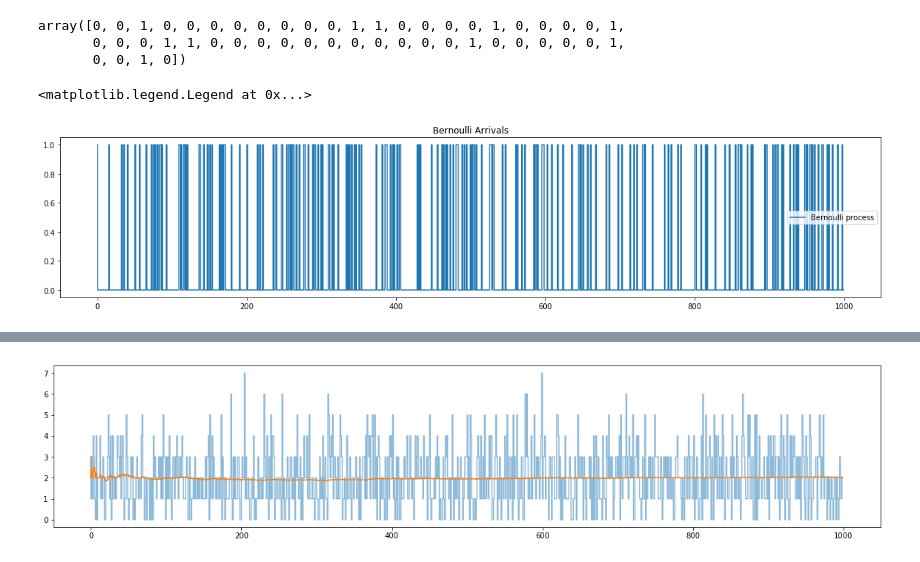
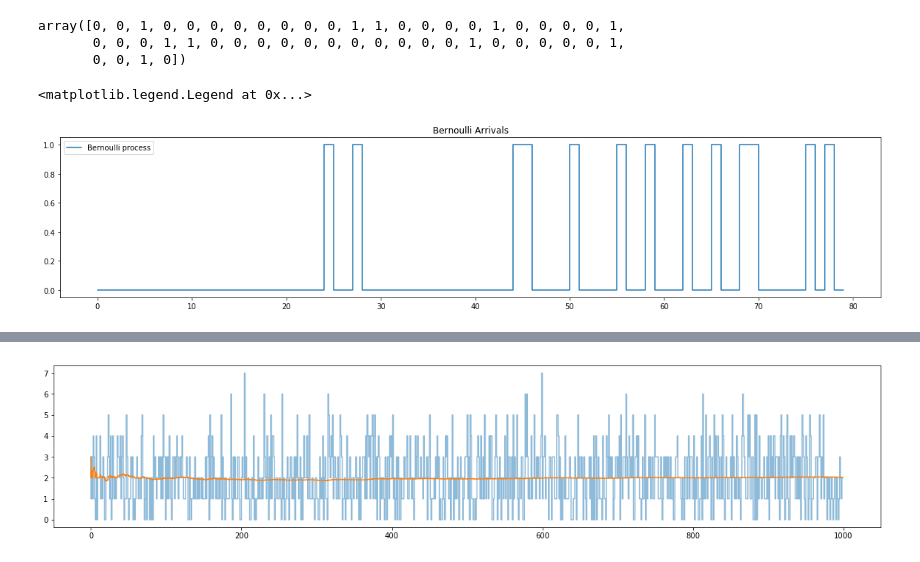
Before and after one commit to HeinrichHartmann/Statistics-for-Engineers, a Jupyter notebook: Queuing Theory.ipynb, the cells around one changed output, grey strips where cells are left out. Drawn from its saved outputs; the diff is of its cells as text; code cells hidden in the pictures.

```diff
--- a/Queuing Theory.ipynb
+++ b/Queuing Theory.ipynb
@@ -195,12 +197,12 @@ def Hist(I, *args, **kwargs):
     kwargs['bins'] = int(kwargs.get('bins', np.sqrt(N)))
     H = plt.hist(Sample(I,N), *args, **kwargs)
 # %%
-Plot(Ber(0.2))
+Plot(Ber(0.2), N=80)
 plt.title("Bernoulli Arrivals")
 plt.legend(["Bernoulli process"])
 # %% [output]
 <matplotlib.legend.Legend at 0x...>
-[figure, old version]
+[figure, new version]
 # %%
 Hist(Poi(200), N=5000)
 plt.title("Poisson Distribution")
```
Also changed, not shown: parts of 26 cells of this notebook, 2 other files.
